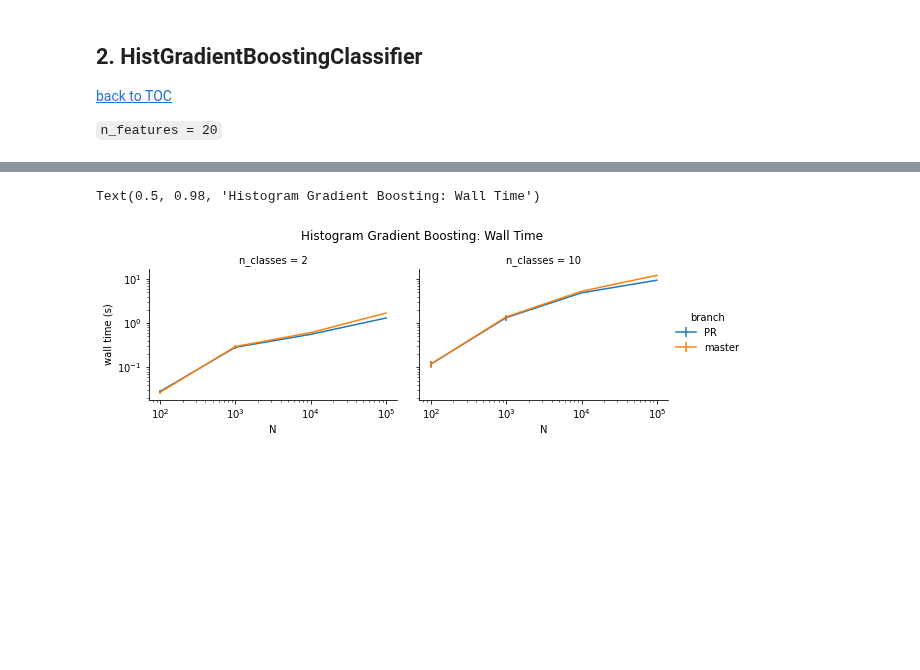
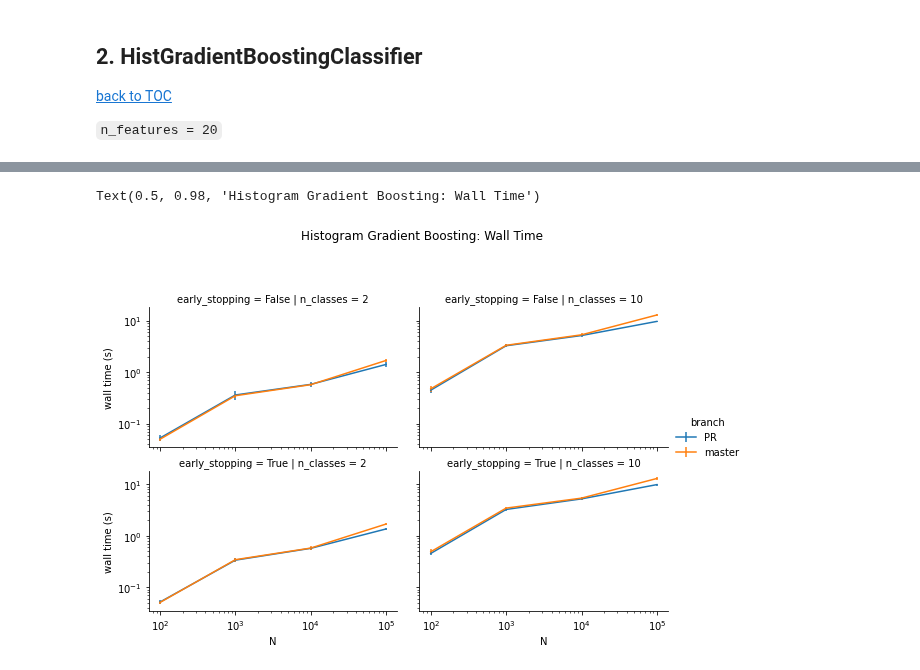
Before and after one commit to lorentzenchr/notebooks, a Jupyter notebook: bench_loss_module_logistic_and_hgbt.ipynb, the cells around one changed output, grey strips where cells are left out. Drawn from its saved outputs; the diff is of its cells as text; code cells hidden in the pictures; blank space fills up the shorter version.

Commit message:
ENH add early_stopping to loss module benchmarks

```diff
--- a/bench_loss_module_logistic_and_hgbt.ipynb
+++ b/bench_loss_module_logistic_and_hgbt.ipynb
@@ -178,12 +178,12 @@ df
 # %%
-g = sns.FacetGrid(df.wall_time.reset_index(), hue="branch", col="n_classes", height=3, aspect=4/3)
+g = sns.FacetGrid(df.wall_time.reset_index(), hue="branch", col="n_classes", row="early_stopping", height=3, aspect=4/3)
 g.map_dataframe(errplot, "N", "mean", "std")
 g.set(xscale="log", yscale="log")
 g.set_axis_labels(y_var="wall time (s)")
 g.add_legend()
 plt.subplots_adjust(top=0.8)
 g.fig.suptitle("Histogram Gradient Boosting: Wall Time", fontsize=12)
 # %% [output]
 Text(0.5, 0.98, 'Histogram Gradient Boosting: Wall Time')
-[figure, old version]
+[figure, new version]
 # %%
```
Also changed, not shown: parts of 6 cells of this notebook, 3 other files.
